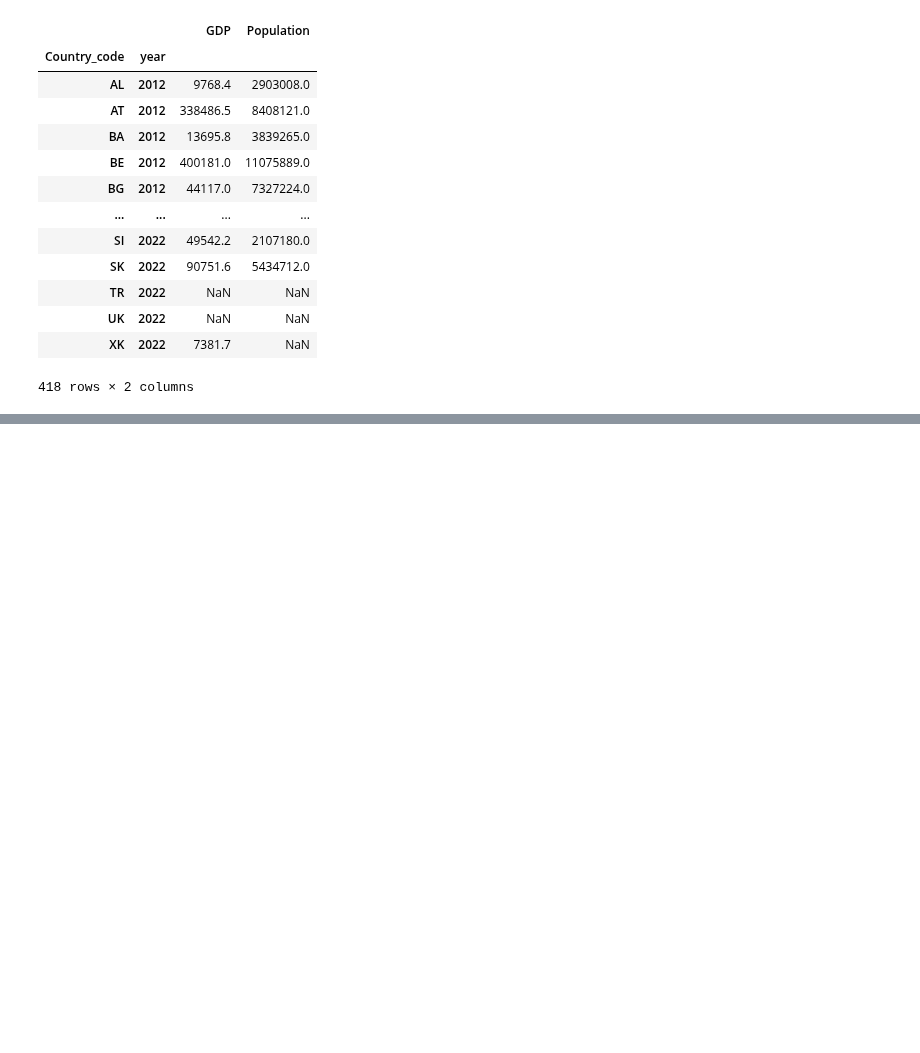
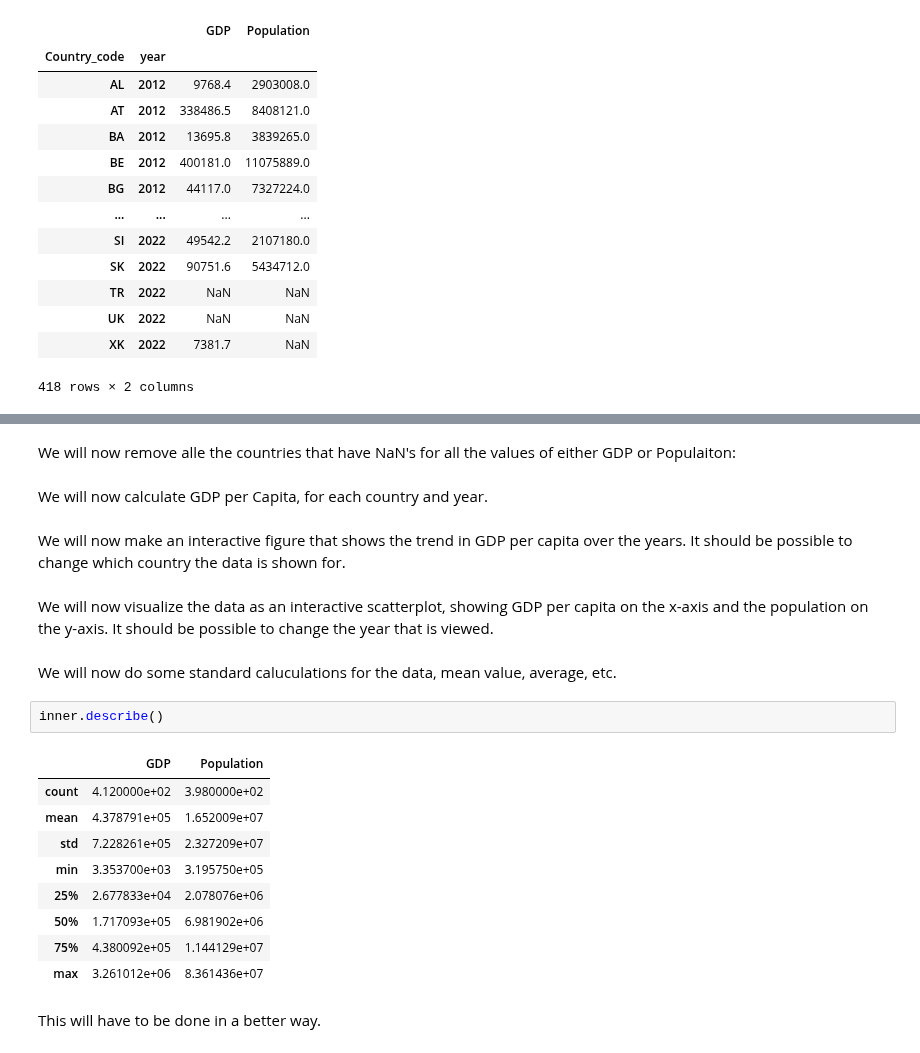
Before and after one commit to NumEconCopenhagen/projects-2023-jt, a Jupyter notebook: dataproject/DP.ipynb, the cells around one changed output, grey strips where cells are left out. Drawn from its saved outputs; the diff is of its cells as text; blank space fills up the shorter version.

```diff
--- a/dataproject/DP.ipynb
+++ b/dataproject/DP.ipynb
@@ -255,0 +282,25 @@ inner
+# %% [markdown]
+We will now remove alle the countries that have NaN's for all the values of either GDP or Populaiton:
+# %% [markdown]
+We will now calculate GDP per Capita, for each country and year.
+# %% [markdown]
+We will now make an interactive figure that shows the trend in GDP per capita over the years. It should be possible to change which country the data is shown for.
+# %% [markdown]
+We will now visualize the data as an interactive scatterplot, showing GDP per capita on the x-axis and the population on the y-axis.
+It should be possible to change the year that is viewed.
+# %% [markdown]
+We will now do some standard caluculations for the data, mean value, average, etc.
+# %%
+inner.describe()
+# %% [output]
+|  | GDP | Population |
+| count | 4.120000e+02 | 3.980000e+02 |
+| mean | 4.378791e+05 | 1.652009e+07 |
+| std | 7.228261e+05 | 2.327209e+07 |
+| min | 3.353700e+03 | 3.195750e+05 |
+| 25% | 2.677833e+04 | 2.078076e+06 |
+| 50% | 1.717093e+05 | 6.981902e+06 |
+| 75% | 4.380092e+05 | 1.144129e+07 |
+| max | 3.261012e+06 | 8.361436e+07 |
+# %% [markdown]
+This will have to be done in a better way.
```
Also changed, not shown: parts of 2 cells of this notebook.
